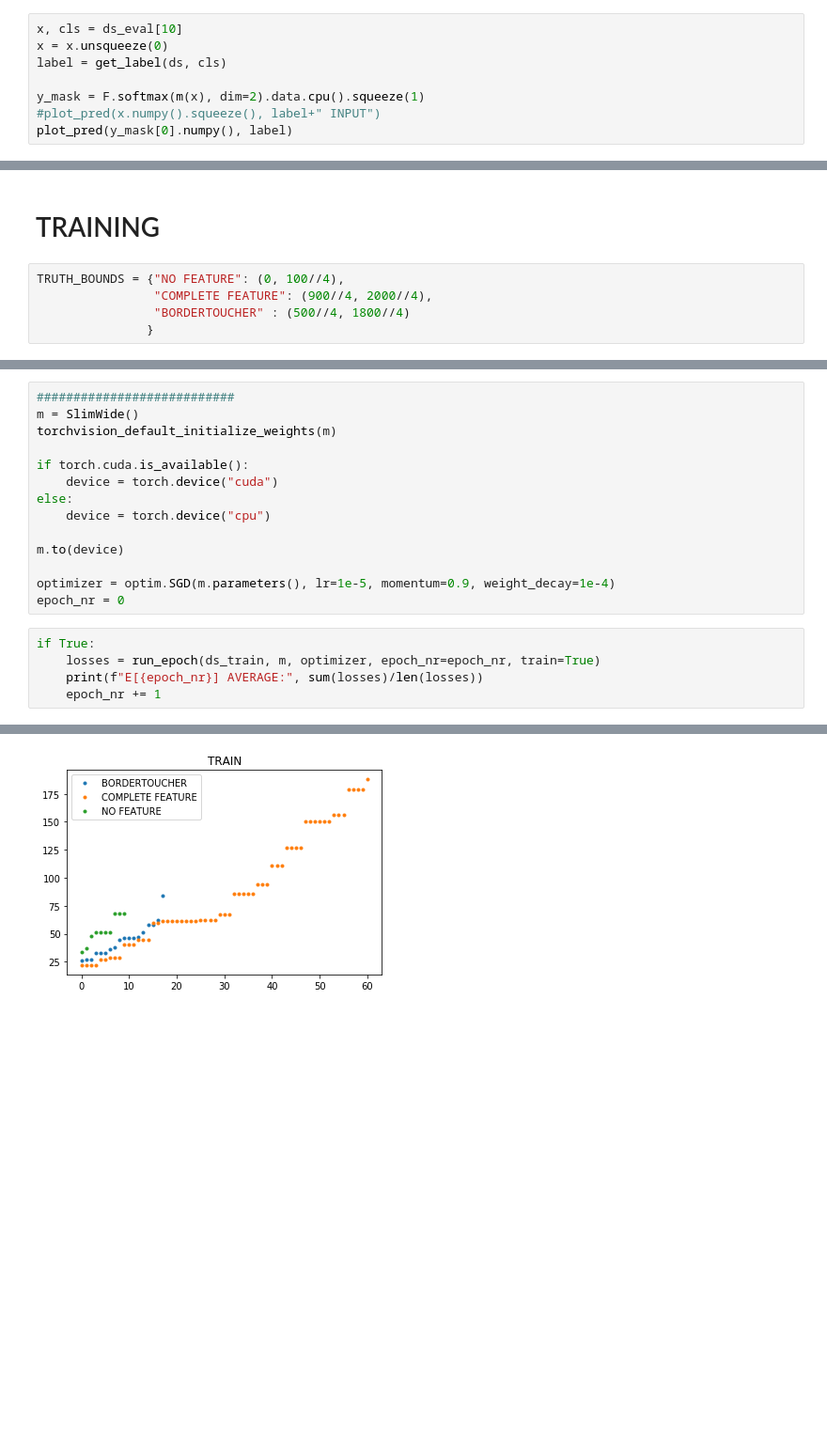
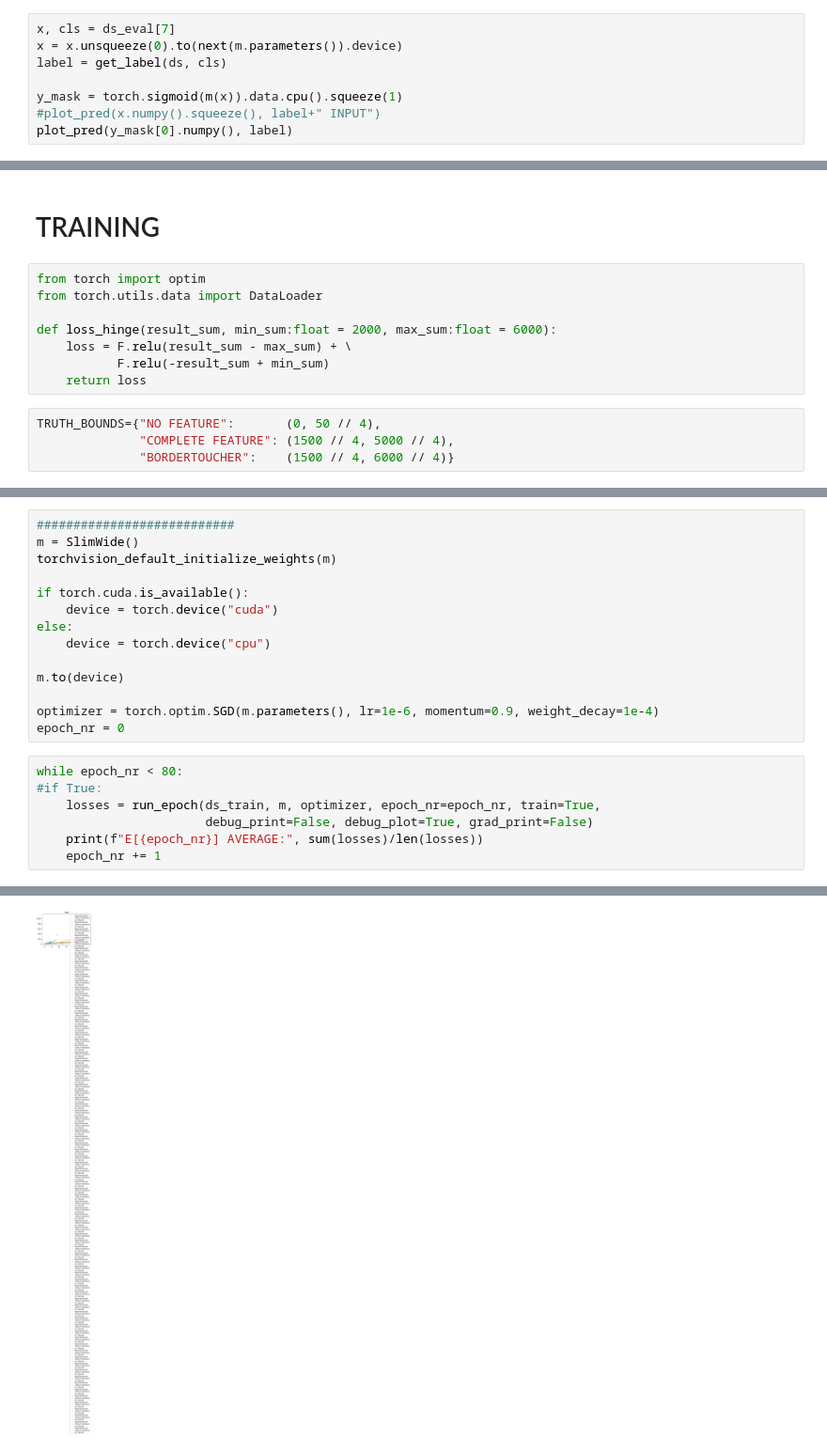
Before and after one commit to MoonVision/zeiss-apollo, a Jupyter notebook: vision/test_basic_convs.ipynb, the cells around one changed output, grey strips where cells are left out. Shown at 94% size. Saved outputs shown, nothing was run; the diff lists cells and outputs as text; blank space fills up the shorter version.

```diff
--- a/vision/test_basic_convs.ipynb
+++ b/vision/test_basic_convs.ipynb
@@ -67,9 +113,9 @@ Text(0.5, 1.0, 'EVAL')
 # %%
-x, cls = ds_eval[10]
-x = x.unsqueeze(0)
+x, cls = ds_eval[7]
+x = x.unsqueeze(0).to(next(m.parameters()).device)
 label = get_label(ds, cls)
 
-y_mask = F.softmax(m(x), dim=2).data.cpu().squeeze(1)
+y_mask = torch.sigmoid(m(x)).data.cpu().squeeze(1)
 #plot_pred(x.numpy().squeeze(), label+" INPUT")
 plot_pred(y_mask[0].numpy(), label)
 # %% [output]
@@ -91,7 +136,14 @@ plt.plot(losses)
 # %% [markdown]
 # TRAINING
+# %%
+from torch import optim
+from torch.utils.data import DataLoader
+
+def loss_hinge(result_sum, min_sum:float = 2000, max_sum:float = 6000):
+    loss = F.relu(result_sum - max_sum) + \
+           F.relu(-result_sum + min_sum)
+    return loss
 # %%
-TRUTH_BOUNDS = {"NO FEATURE": (0, 100//4),
-                "COMPLETE FEATURE": (900//4, 2000//4),
-                "BORDERTOUCHER" : (500//4, 1800//4)
-               }
+TRUTH_BOUNDS={"NO FEATURE":       (0, 50 // 4),
+              "COMPLETE FEATURE": (1500 // 4, 5000 // 4),
+              "BORDERTOUCHER":    (1500 // 4, 6000 // 4)}
@@ -163,11 +243,13 @@ else:
 
 m.to(device)
 
-optimizer = optim.SGD(m.parameters(), lr=1e-5, momentum=0.9, weight_decay=1e-4)
+optimizer = torch.optim.SGD(m.parameters(), lr=1e-6, momentum=0.9, weight_decay=1e-4)
 epoch_nr = 0
 # %%
-if True:
-    losses = run_epoch(ds_train, m, optimizer, epoch_nr=epoch_nr, train=True)
+while epoch_nr < 80:
+#if True:
+    losses = run_epoch(ds_train, m, optimizer, epoch_nr=epoch_nr, train=True,
+                       debug_print=False, debug_plot=True, grad_print=False)
     print(f"E[{epoch_nr}] AVERAGE:", sum(losses)/len(losses))
     epoch_nr += 1
 # %% [output]
@@ -191 +273 @@ E[1] AVERAGE: 0.5649067437213459
-[figure, old version]
+[figure, new version]
```
Also changed, not shown: parts of 16 cells of this notebook, 2 other files.
